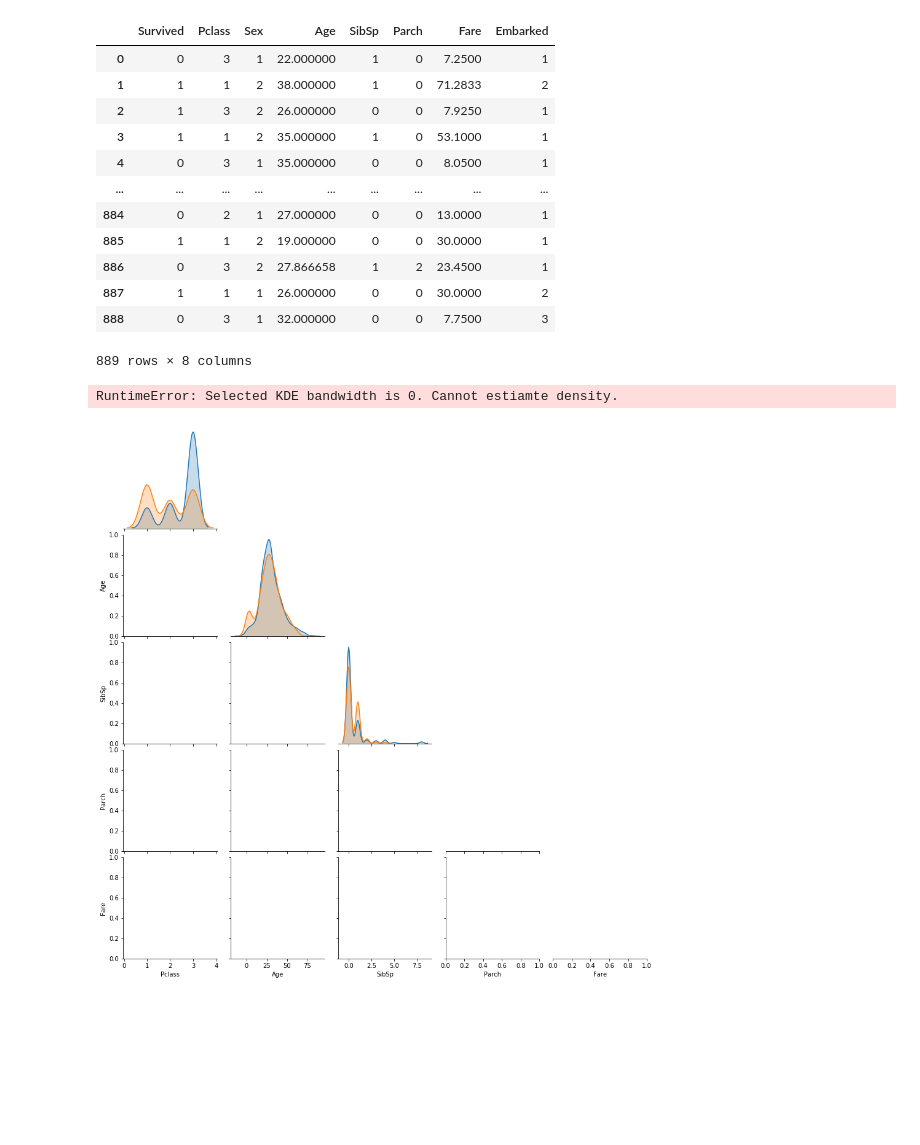
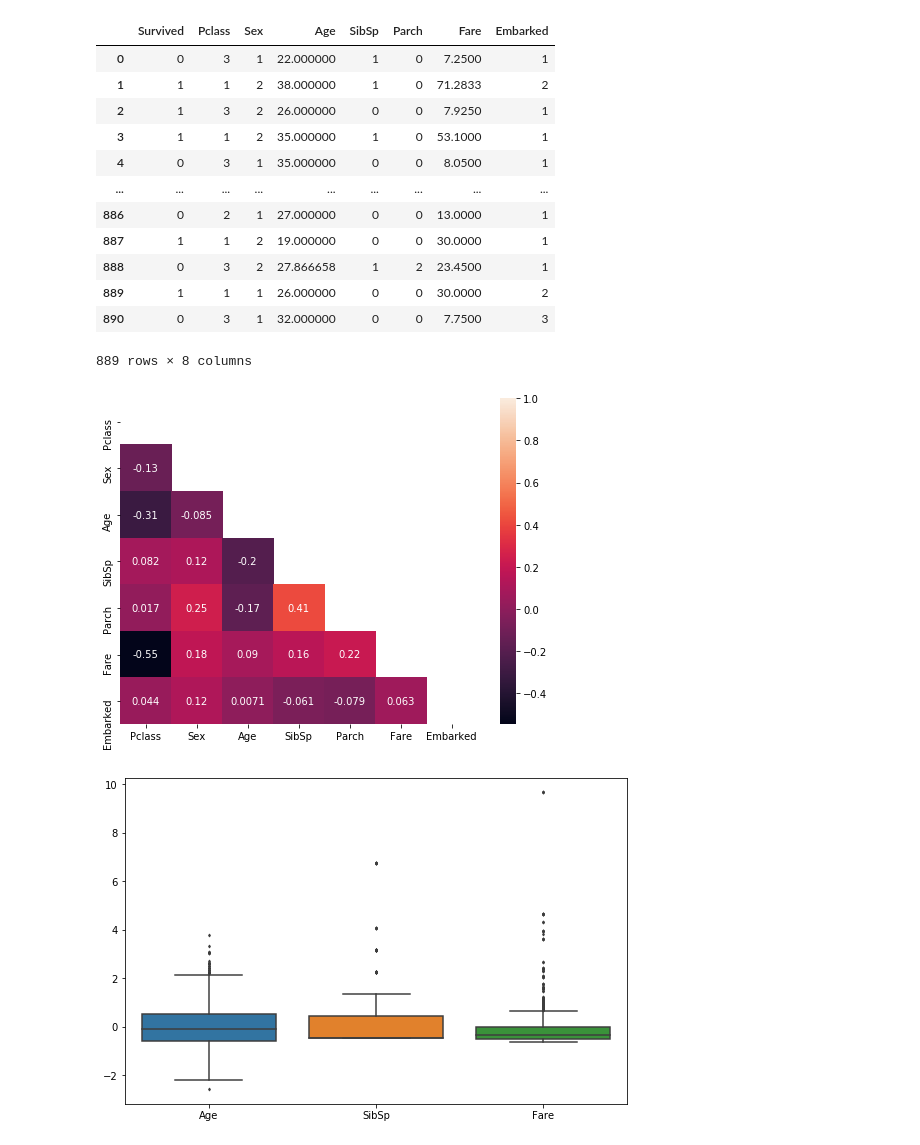
Before and after one commit to ParthivNaresh/ML_Library, a Jupyter notebook: ML_API.ipynb, the cells around one changed output. Saved outputs shown, nothing was run; the diff lists cells and outputs as text; code cells hidden in the pictures; blank space fills up the shorter version.

```diff
--- a/ML_API.ipynb
+++ b/ML_API.ipynb
@@ -275,13 +288,11 @@ def box_plot(df_, exclude_label=None):
         col_data["Bottom_IQR"] = col_data["25%"] - df_stand_[col].std()*1.5
         outliers_top = df_stand_[df_stand_[col] > col_data["Top_IQR"]][col]
         outliers_bottom = df_stand_[df_stand_[col] < col_data["Bottom_IQR"]][col]
-        if (len(outliers_top) > 0):
-            col_data["Top_Outliers"] = outliers_top.index.values
-        else:
+        col_data["Top_Outliers"] = outliers_top.index.values
+        col_data["Bottom_Outliers"] = outliers_bottom.index.values
+        if (len(outliers_top) == 0):
             col_data["Top_IQR"] = col_data["Max"]
-        if (len(outliers_bottom > 0)):
-            col_data["Bottom_Outliers"] = outliers_bottom.index.values
-        else:
+        if (len(outliers_bottom == 0)):
             col_data["Bottom_IQR"] = col_data["Min"]
         columns_data[col] = col_data
 
@@ -292,12 +452,10 @@ def scatter_matrix(df_, cols_, hue_):
 # %%
-total_df = pd.read_csv('../train.csv')
+total_df.drop(columns=["PassengerId", "Name", "Ticket"], inplace=True)
 total_df = drop_null_cols(total_df, threshold=0.2)
 total_df = drop_null_rows(total_df, ["Embarked"])
 total_df = category_encode(total_df, ["Sex", "Embarked"], "ordinal")
 total_df["Age"] = fill_null(total_df["Age"], lin_predict=total_df[["Pclass", "Age", "Sex", "SibSp",
                                                                    "Parch", "Fare", "Embarked"]])
-total_df.drop(columns=["PassengerId", "Name", "Ticket"], inplace=True)
-total_df.reset_index(drop=True, inplace=True)
 total_df
 # %% [output]
 |  | Survived | Pclass | Sex | Age | SibSp | Parch | Fare | Embarked |
@@ -307,17 +465,15 @@ total_df
 | 3 | 1 | 1 | 2 | 35.000000 | 1 | 0 | 53.1000 | 1 |
 | 4 | 0 | 3 | 1 | 35.000000 | 0 | 0 | 8.0500 | 1 |
 | ... | ... | ... | ... | ... | ... | ... | ... | ... |
-| 884 | 0 | 2 | 1 | 27.000000 | 0 | 0 | 13.0000 | 1 |
-| 885 | 1 | 1 | 2 | 19.000000 | 0 | 0 | 30.0000 | 1 |
-| 886 | 0 | 3 | 2 | 27.866658 | 1 | 2 | 23.4500 | 1 |
-| 887 | 1 | 1 | 1 | 26.000000 | 0 | 0 | 30.0000 | 2 |
-| 888 | 0 | 3 | 1 | 32.000000 | 0 | 0 | 7.7500 | 3 |
+| 886 | 0 | 2 | 1 | 27.000000 | 0 | 0 | 13.0000 | 1 |
+| 887 | 1 | 1 | 2 | 19.000000 | 0 | 0 | 30.0000 | 1 |
+| 888 | 0 | 3 | 2 | 27.866658 | 1 | 2 | 23.4500 | 1 |
+| 889 | 1 | 1 | 1 | 26.000000 | 0 | 0 | 30.0000 | 2 |
+| 890 | 0 | 3 | 1 | 32.000000 | 0 | 0 | 7.7500 | 3 |
 889 rows × 8 columns
 # %%
-#corr_ = corr_matrix(total_df, exclude_label="Survived")
-#outliers_ = box_plot(total_df[["Age", "SibSp", "Fare"]])
-scatter_matrix(total_df, ["Pclass", "Age", "SibSp", "Parch", "Fare"], "Survived")
-#corr_, outliers_
+corr_ = corr_matrix(total_df, exclude_label="Survived")
+outliers_ = box_plot(total_df[["Age", "SibSp", "Fare"]])
 # %% [output]
-RuntimeError: Selected KDE bandwidth is 0. Cannot estiamte density.
-[figure, old version]
+[figure, new version]
+[figure, added]
```
Also changed, not shown: parts of 16 cells of this notebook.
